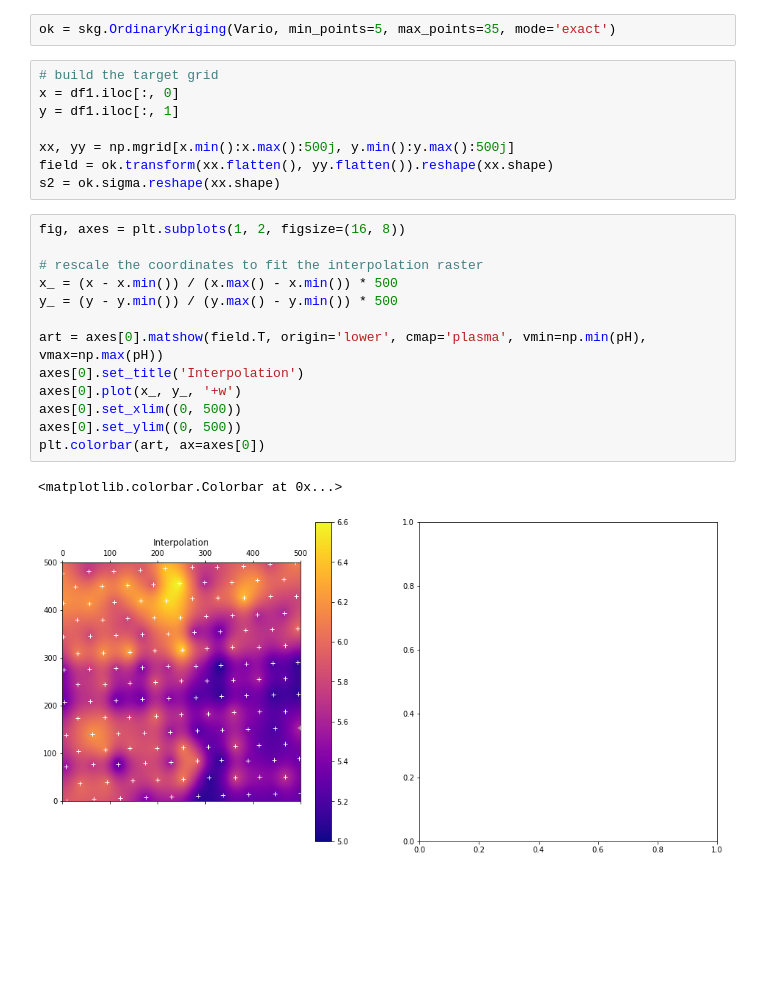
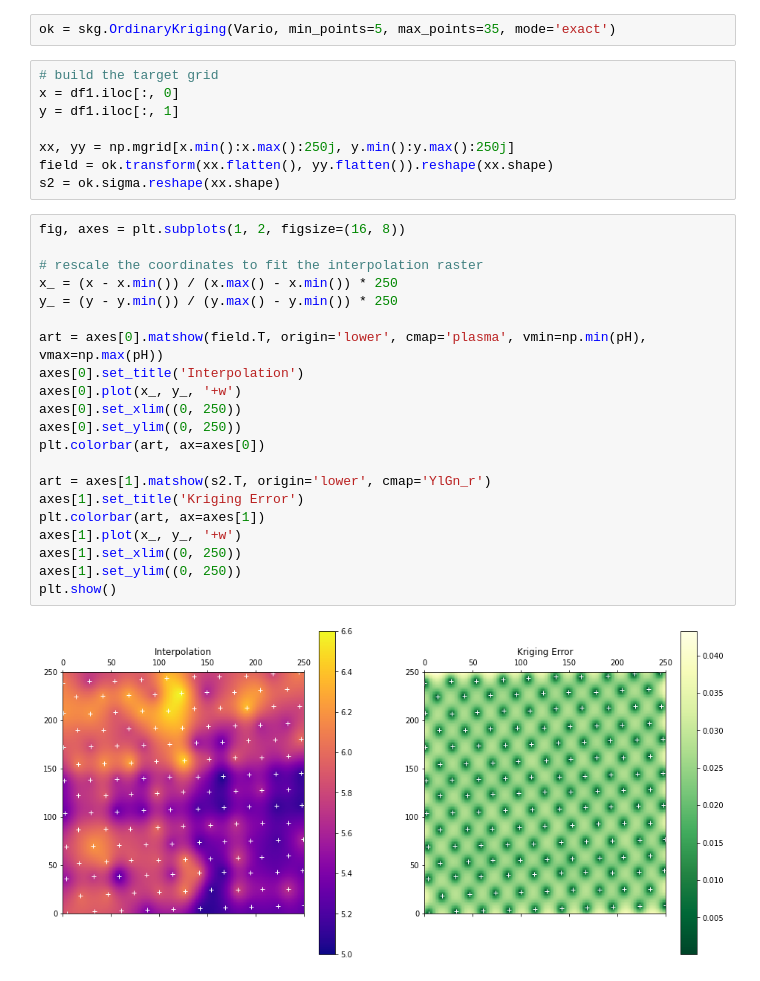
Before and after one commit to Puranjit/DataScience, a Jupyter notebook: Geospatial .ipynb, the cells around one changed output. Saved outputs shown, nothing was run; the diff lists cells and outputs as text; blank space fills up the shorter version.

```diff
--- a/Geospatial .ipynb
+++ b/Geospatial .ipynb
@@ -398,22 +398,29 @@ ok = skg.OrdinaryKriging(Vario, min_points=5, max_points=35, mode='exact')
 x = df1.iloc[:, 0]
 y = df1.iloc[:, 1]
 
-xx, yy = np.mgrid[x.min():x.max():500j, y.min():y.max():500j]
+xx, yy = np.mgrid[x.min():x.max():250j, y.min():y.max():250j]
 field = ok.transform(xx.flatten(), yy.flatten()).reshape(xx.shape)
 s2 = ok.sigma.reshape(xx.shape)
 # %%
 fig, axes = plt.subplots(1, 2, figsize=(16, 8))
 
 # rescale the coordinates to fit the interpolation raster
-x_ = (x - x.min()) / (x.max() - x.min()) * 500
-y_ = (y - y.min()) / (y.max() - y.min()) * 500
+x_ = (x - x.min()) / (x.max() - x.min()) * 250
+y_ = (y - y.min()) / (y.max() - y.min()) * 250
 
 art = axes[0].matshow(field.T, origin='lower', cmap='plasma', vmin=np.min(pH), vmax=np.max(pH))
 axes[0].set_title('Interpolation')
 axes[0].plot(x_, y_, '+w')
-axes[0].set_xlim((0, 500))
-axes[0].set_ylim((0, 500))
+axes[0].set_xlim((0, 250))
+axes[0].set_ylim((0, 250))
 plt.colorbar(art, ax=axes[0])
+
+art = axes[1].matshow(s2.T, origin='lower', cmap='YlGn_r')
+axes[1].set_title('Kriging Error')
+plt.colorbar(art, ax=axes[1])
+axes[1].plot(x_, y_, '+w')
+axes[1].set_xlim((0, 250))
+axes[1].set_ylim((0, 250))
+plt.show()
 # %% [output]
-<matplotlib.colorbar.Colorbar at 0x...>
-[figure, old version]
+[figure, new version]
```
